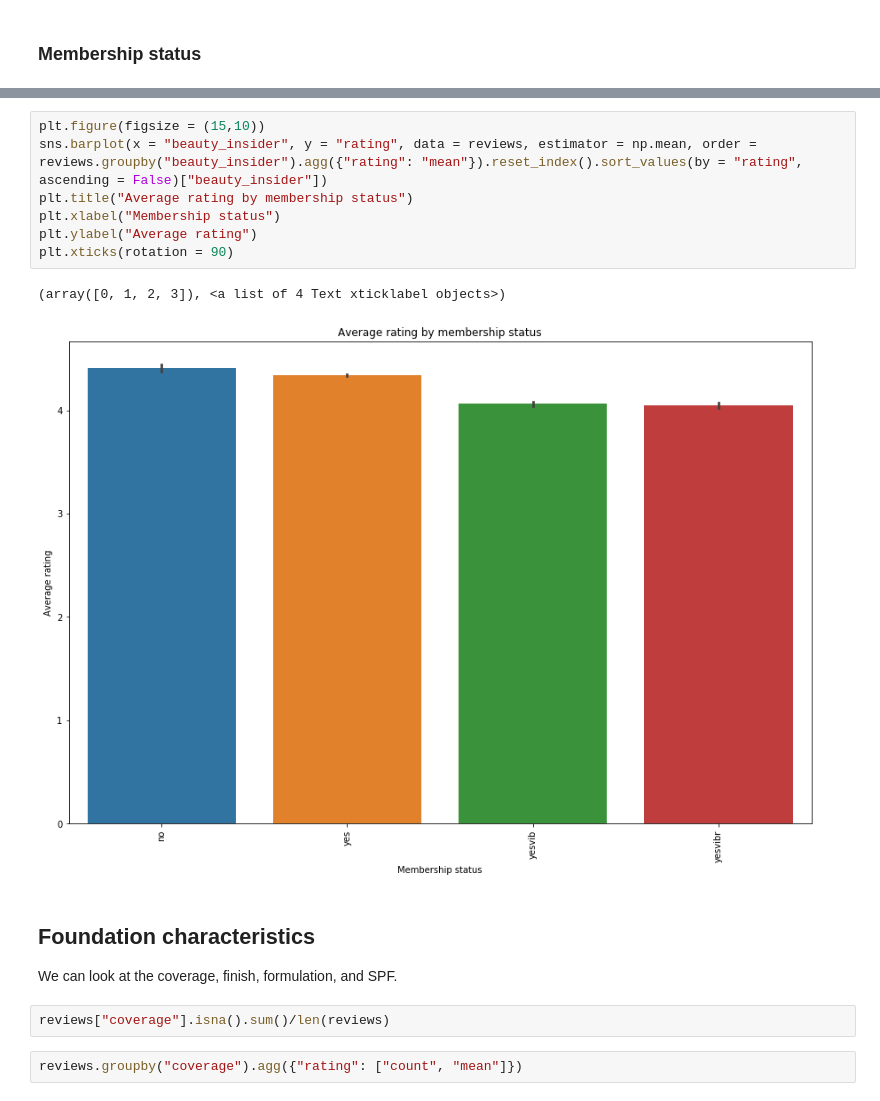
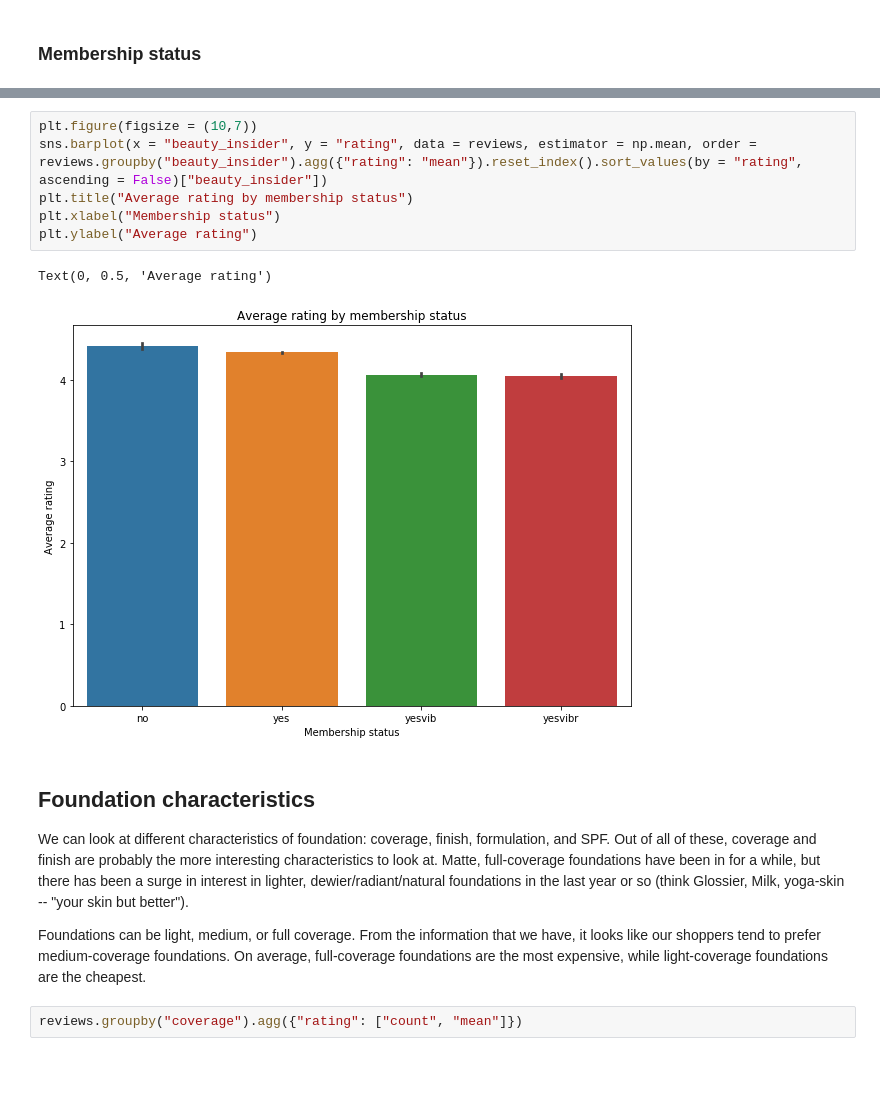
Before and after one commit to stellahkim93/Sephora, a Jupyter notebook: Sephora_Analysis.ipynb, the cells around one changed output, grey strips where cells are left out. Saved outputs shown, nothing was run; the diff lists cells and outputs as text; blank space fills up the shorter version.

```diff
--- a/Sephora_Analysis.ipynb
+++ b/Sephora_Analysis.ipynb
@@ -413,21 +654,20 @@ plt.xticks(rotation = 90)
 # %%
-plt.figure(figsize = (15,10))
+plt.figure(figsize = (10,7))
 sns.barplot(x = "beauty_insider", y = "rating", data = reviews, estimator = np.mean, order = reviews.groupby("beauty_insider").agg({"rating": "mean"}).reset_index().sort_values(by = "rating", ascending = False)["beauty_insider"])
 plt.title("Average rating by membership status")
 plt.xlabel("Membership status")
 plt.ylabel("Average rating")
-plt.xticks(rotation = 90)
 # %% [output]
-(array([0, 1, 2, 3]), <a list of 4 Text xticklabel objects>)
+Text(0, 0.5, 'Average rating')
-[figure, old version]
+[figure, new version]
-# %% [markdown]
-<a id = "foundation_characteristics"></a>
-
-## Foundation characteristics
-
-We can look at the coverage, finish, formulation, and SPF.
-# %%
-reviews["coverage"].isna().sum()/len(reviews)
+# %% [markdown]
+<a id = "foundation_characteristics"></a>
+
+## Foundation characteristics
+
+We can look at different characteristics of foundation: coverage, finish, formulation, and SPF. Out of all of these, coverage and finish are probably the more interesting characteristics to look at. Matte, full-coverage foundations have been in for a while, but there has been a surge in interest in lighter, dewier/radiant/natural foundations in the last year or so (think Glossier, Milk, yoga-skin -- "your skin but better").
+
+Foundations can be light, medium, or full coverage. From the information that we have, it looks like our shoppers tend to prefer medium-coverage foundations. On average, full-coverage foundations are the most expensive, while light-coverage foundations are the cheapest.
 # %%
 reviews.groupby("coverage").agg({"rating": ["count", "mean"]})
 # %% [output]
```
Also changed, not shown: parts of 175 cells of this notebook.
